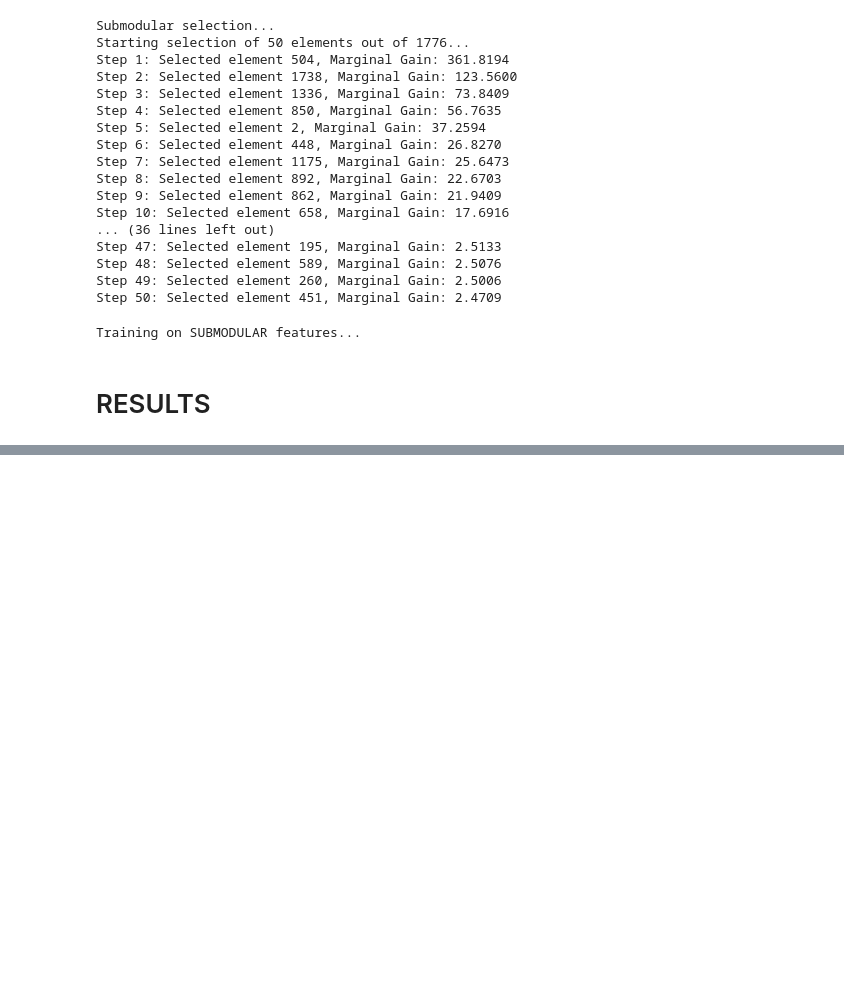
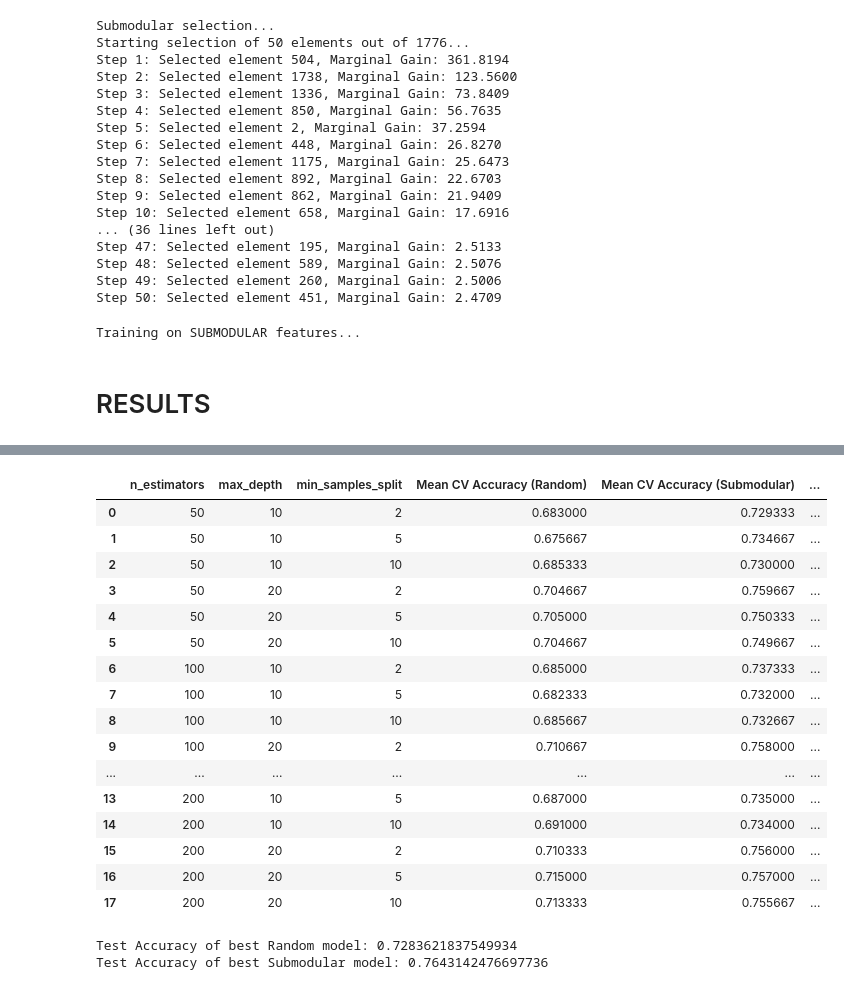
Before and after one commit to wojtek5739g/Optimization-in-Data-Analysis, a Jupyter notebook: bioresponse_calculations.ipynb, the cells around one changed output, grey strips where cells are left out. Drawn from its saved outputs; the diff is of its cells as text; code cells hidden in the pictures; blank space fills up the shorter version.

```diff
--- a/bioresponse_calculations.ipynb
+++ b/bioresponse_calculations.ipynb
@@ -163,0 +268,29 @@ FINAL RESULTS:
+# %%
+df_comparison_pivot = df_comparison.pivot_table(
+    index=['n_estimators', 'max_depth', 'min_samples_split'],
+    columns='Feature Method',
+    values=['Mean CV Accuracy', 'Std CV Accuracy', 'Mean Fit Time (s)']
+)
+
+df_comparison_pivot.columns = [f"{metric} ({method})" for metric, method in df_comparison_pivot.columns]
+df_comparison_pivot = df_comparison_pivot.reset_index()
+# %%
+df_comparison_pivot
+# %% [output]
+|  | n_estimators | max_depth | min_samples_split | Mean CV Accuracy (Random) | Mean CV Accuracy (Submodular) | ... |
+| 0 | 50 | 10 | 2 | 0.683000 | 0.729333 | ... |
+| 1 | 50 | 10 | 5 | 0.675667 | 0.734667 | ... |
+| 2 | 50 | 10 | 10 | 0.685333 | 0.730000 | ... |
+| 3 | 50 | 20 | 2 | 0.704667 | 0.759667 | ... |
+| 4 | 50 | 20 | 5 | 0.705000 | 0.750333 | ... |
+| 5 | 50 | 20 | 10 | 0.704667 | 0.749667 | ... |
+| 6 | 100 | 10 | 2 | 0.685000 | 0.737333 | ... |
+| 7 | 100 | 10 | 5 | 0.682333 | 0.732000 | ... |
+| 8 | 100 | 10 | 10 | 0.685667 | 0.732667 | ... |
+| 9 | 100 | 20 | 2 | 0.710667 | 0.758000 | ... |
+| ... | ... | ... | ... | ... | ... | ... |
+| 13 | 200 | 10 | 5 | 0.687000 | 0.735000 | ... |
+| 14 | 200 | 10 | 10 | 0.691000 | 0.734000 | ... |
+| 15 | 200 | 20 | 2 | 0.710333 | 0.756000 | ... |
+| 16 | 200 | 20 | 5 | 0.715000 | 0.757000 | ... |
+| 17 | 200 | 20 | 10 | 0.713333 | 0.755667 | ... |
@@ -163,0 +305,6 @@ FINAL RESULTS:
+# %%
+print("\nTest Accuracy of best Random model:", acc_test_random)
+print("Test Accuracy of best Submodular model:", acc_test_sub)
+# %% [output]
+Test Accuracy of best Random model: 0.7283621837549934
+Test Accuracy of best Submodular model: 0.7643142476697736
```
Also changed, not shown: parts of 17 cells of this notebook.
